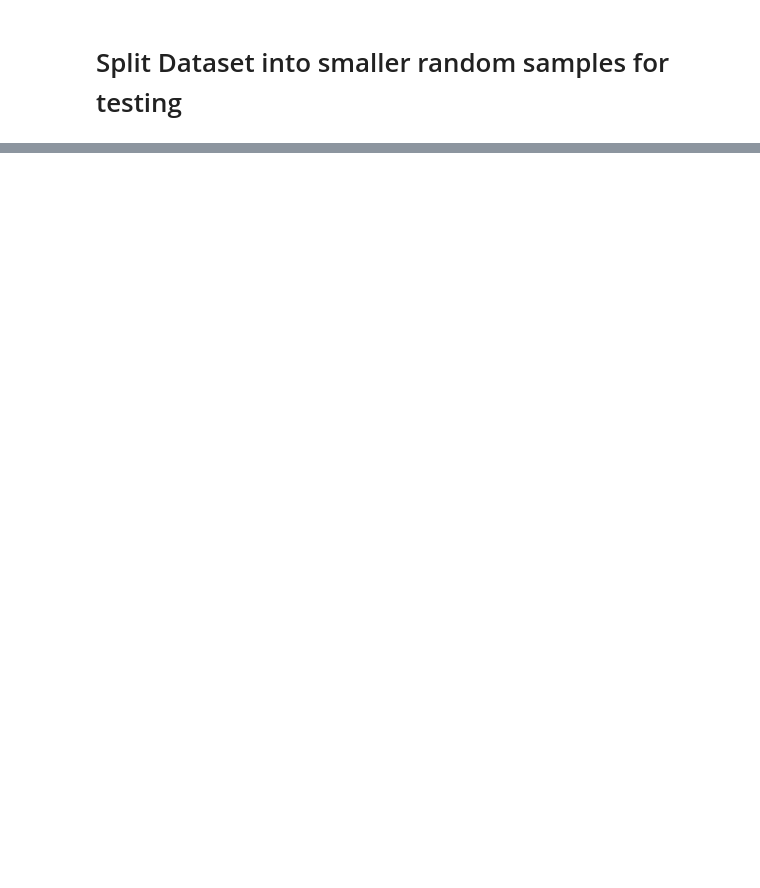
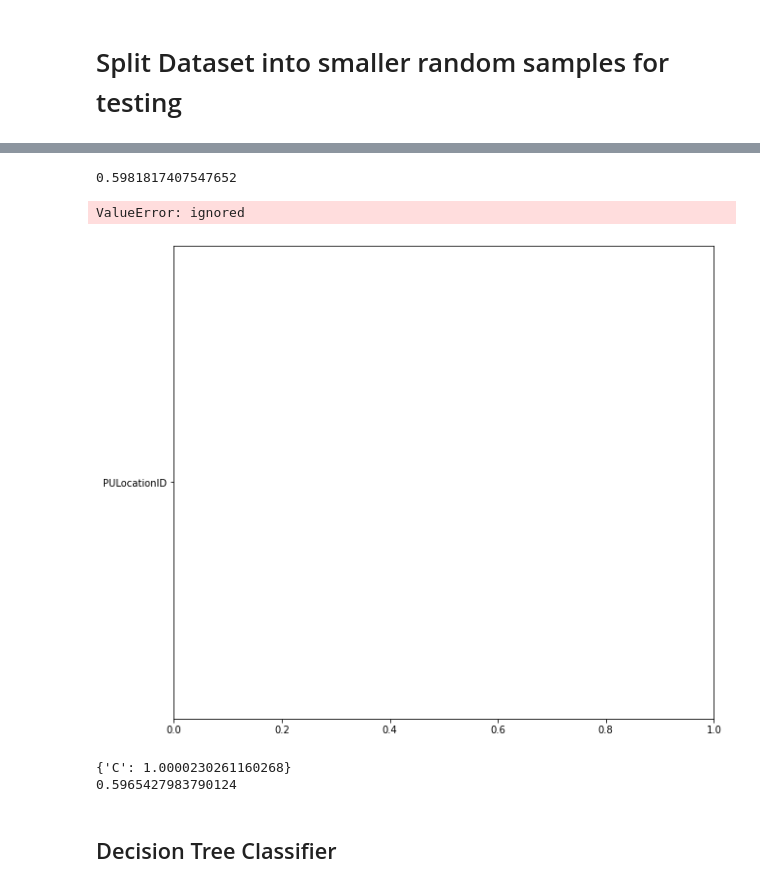
Before and after one commit to JeremyR327/EssentialWorkerRides_ML_Model, a Jupyter notebook: MLC_FHV_classification.ipynb, the cells around one changed output, grey strips where cells are left out. Drawn from its saved outputs; the diff is of its cells as text; code cells hidden in the pictures; blank space fills up the shorter version.

```diff
--- a/MLC_FHV_classification.ipynb
+++ b/MLC_FHV_classification.ipynb
@@ -382,0 +311,10 @@ print(accuracy_score(np.array(y_test),pred))
+# %%
+# Train Test Split the undersampled data
+
+X_train, X_valid, y_train, y_valid = train_test_split(X_rs,y_rs,random_state=1234,test_size=0.4)
+# %%
+## Standardizing the Data
+scaler = StandardScaler()
+scale = scaler.fit(X_train.drop(columns=['PULocationID','DOLocationID']))
+XS_train = scale.transform(X_train.drop(columns=['PULocationID','DOLocationID']))
+XS_valid = scale.transform(X_valid.drop(columns=['PULocationID','DOLocationID']))
@@ -382,0 +333,17 @@ print(accuracy_score(np.array(y_test),pred))
+# %%
+#Logistic Classifier
+
+lm = LogisticRegression()
+lm.fit(XS_train, y_train)
+
+y_pred = lm.predict(XS_valid)
+pred_proba=lm.predict_proba(XS_valid)[:,1] # predicted probability of y = 1
+AUC_OS = roc_auc_score(np.array(y_valid),pred_proba)
+
+print('In Sample Accuracy:',lm.score(XS_train,y_train))
+print('Out Of Sample Accuracy:',lm.score(XS_valid,y_valid))
+print('\n')
+print('Out Of Sample Precision:',precision_score(y_valid, y_pred))
+print('Out Of Sample Recall:', recall_score(y_valid, y_pred))
+print('Out Of Sample F1 Score:',f1_score(y_valid, y_pred))
+print('Out of Sample ROC AUC Score:,',AUC_OS)
@@ -382,0 +359,28 @@ print(accuracy_score(np.array(y_test),pred))
+# %%
+1.0*sum((pred_proba>0.5)==y_valid)/len(y_valid)
+# %% [output]
+0.5981817407547652
+# %%
+plt.rcParams["figure.figsize"] = (10,9)
+
+plt.barh(X_train.columns, lm.coef_[0])
+plt.title('Logistic Regression Coefficients', fontsize=15)
+# %% [output]
+ValueError: ignored
+[figure, added]
+# %%
+# GridSearch for best LogClassifier parameters
+
+param_grid = {'C':np.logspace(1e-5,1e5, 20)}
+
+lm = LogisticRegression()
+gs = GridSearchCV(lm,param_grid=param_grid,scoring='accuracy')
+rs = gs.fit(XS_train,y_train)
+pred=rs.predict(XS_valid)
+print(rs.best_params_)
+print(accuracy_score(np.array(y_valid),pred))
+# %% [output]
+{'C': 1.0000230261160268}
+0.5965427983790124
+# %% [markdown]
+## Decision Tree Classifier
```
Also changed, not shown: parts of 149 cells of this notebook, 3 other files.
